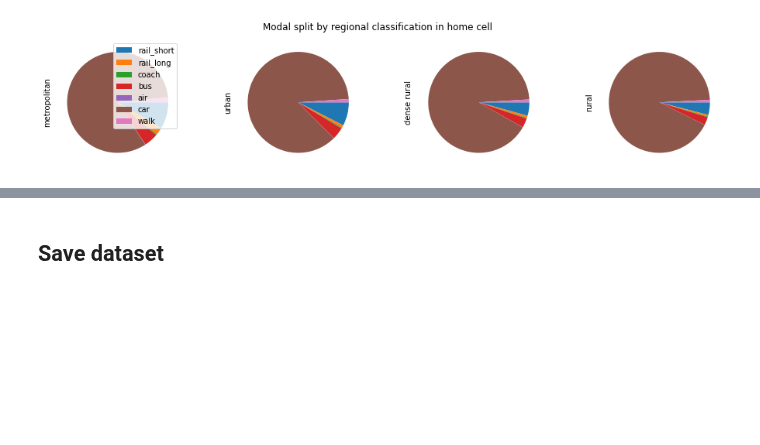
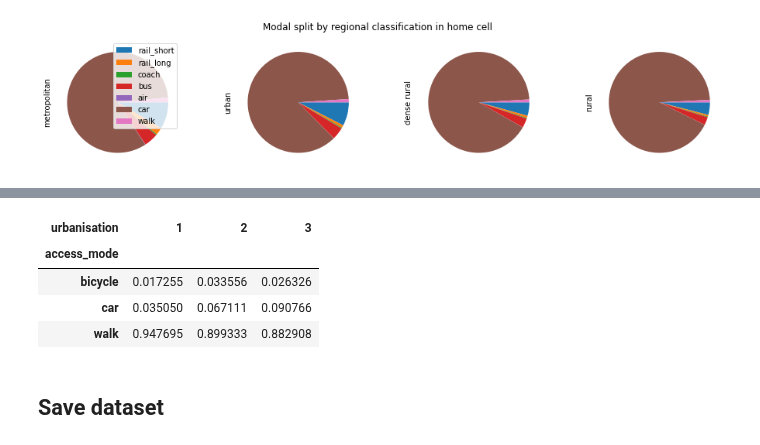
Before and after one commit to marlinarnz/quetzal_germany, a Jupyter notebook: notebooks/cal10_input_data.ipynb, the cells around one changed output, grey strips where cells are left out. Drawn from its saved outputs; the diff is of its cells as text; code cells hidden in the pictures; blank space fills up the shorter version.

```diff
--- a/notebooks/cal10_input_data.ipynb
+++ b/notebooks/cal10_input_data.ipynb
@@ -410,3 +421,13 @@ axs[0].legend()
+# %%
+# access/egress mode shares
+pt.groupby(['access_mode', 'urbanisation']).size().unstack(fill_value=0) / \
+    [pt.loc[pt['urbanisation']==u, 'mode'].count() for u in [1,2,3]]
+# %% [output]
+| urbanisation | 1 | 2 | 3 |
+| access_mode |  |  |  |
+| bicycle | 0.017255 | 0.033556 | 0.026326 |
+| car | 0.035050 | 0.067111 | 0.090766 |
+| walk | 0.947695 | 0.899333 | 0.882908 |
 # %% [markdown]
 ## Save dataset
 # %%
```
Also changed, not shown: parts of 11 cells of this notebook, 4 other files.
